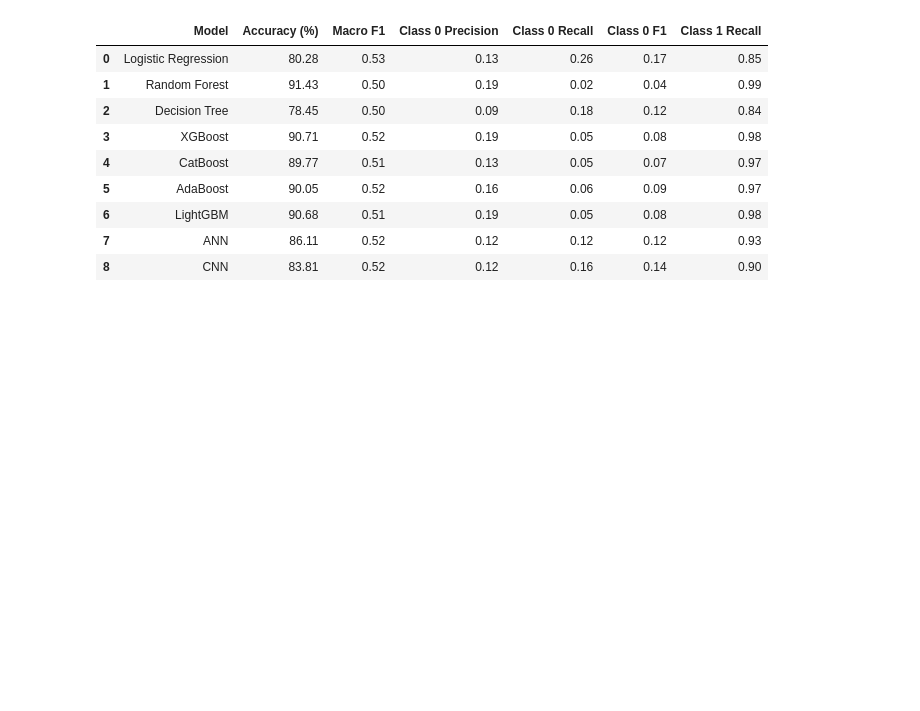
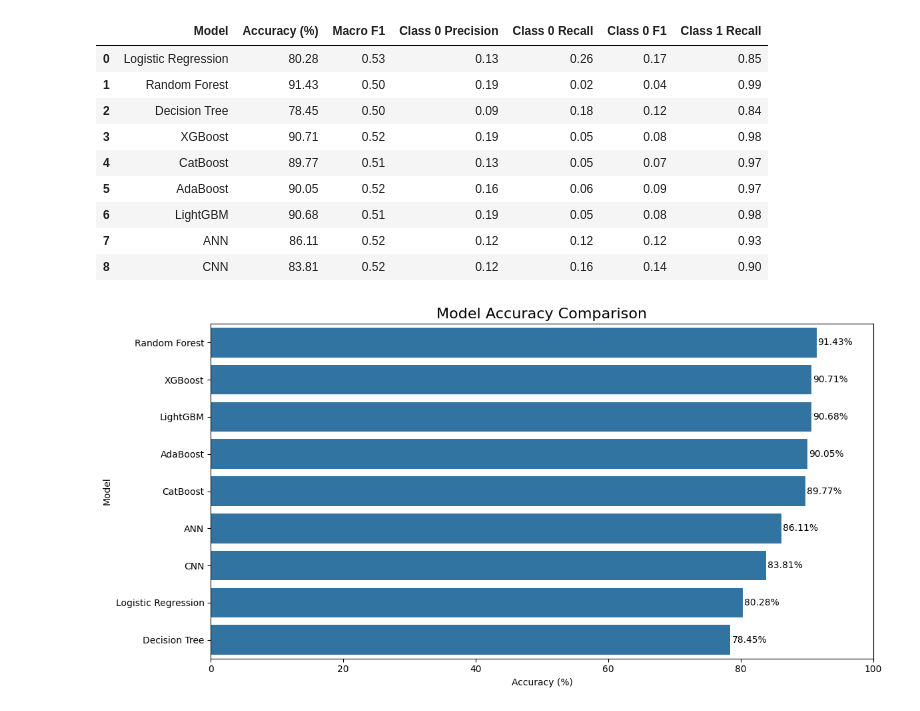
Before and after one commit to samifahim07/PsychWell-Predictive-Modeling, a Jupyter notebook: mental_health.ipynb, the cells around one changed output. Drawn from its saved outputs; the diff is of its cells as text; code cells hidden in the pictures; blank space fills up the shorter version.

```diff
--- a/mental_health.ipynb
+++ b/mental_health.ipynb
@@ -1383,3 +1383,30 @@ model_comparison
 | 6 | LightGBM | 90.68 | 0.51 | 0.19 | 0.05 | 0.08 | 0.98 |
 | 7 | ANN | 86.11 | 0.52 | 0.12 | 0.12 | 0.12 | 0.93 |
 | 8 | CNN | 83.81 | 0.52 | 0.12 | 0.16 | 0.14 | 0.90 |
+# %%
+plt.figure(figsize=(12, 6))
+
+sns.barplot(
+    data=model_comparison_sorted,
+    x="Accuracy (%)",
+    y="Model"
+)
+
+plt.title("Model Accuracy Comparison", fontsize=16)
+plt.xlabel("Accuracy (%)")
+plt.ylabel("Model")
+
+# Show values
+for i, value in enumerate(model_comparison_sorted["Accuracy (%)"]):
+    plt.text(
+        value + 0.2,
+        i,
+        f"{value:.2f}%",
+        va="center"
+    )
+
+plt.xlim(0, 100)
+plt.tight_layout()
+plt.show()
+# %% [output]
+[figure, added]
```
Also changed, not shown: parts of 1 cell of this notebook.
